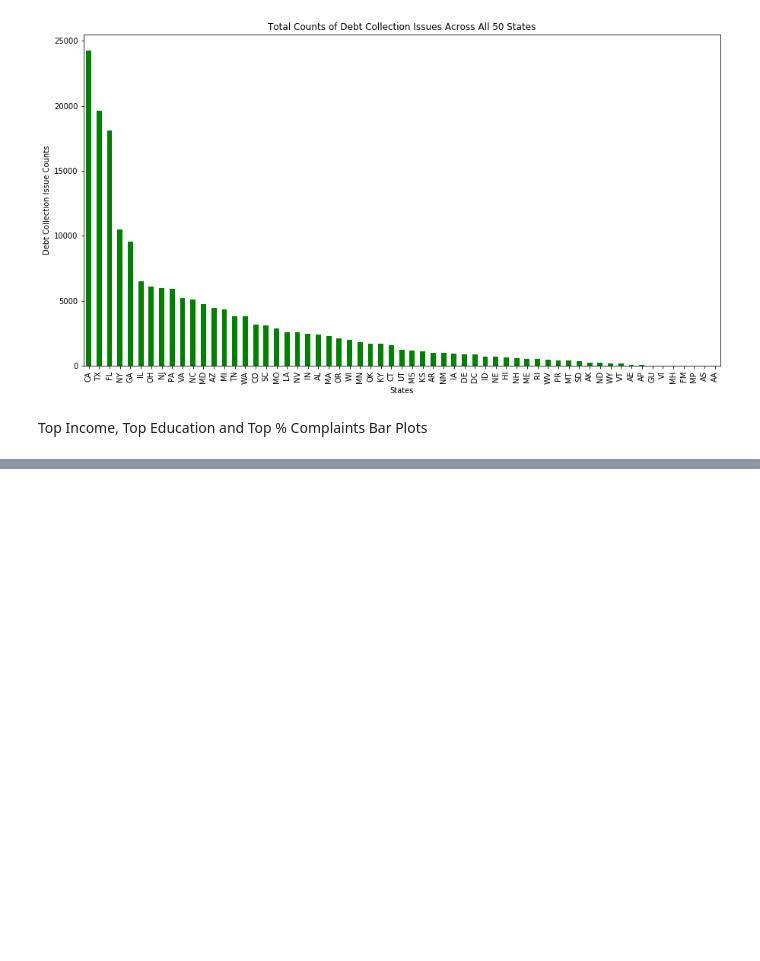
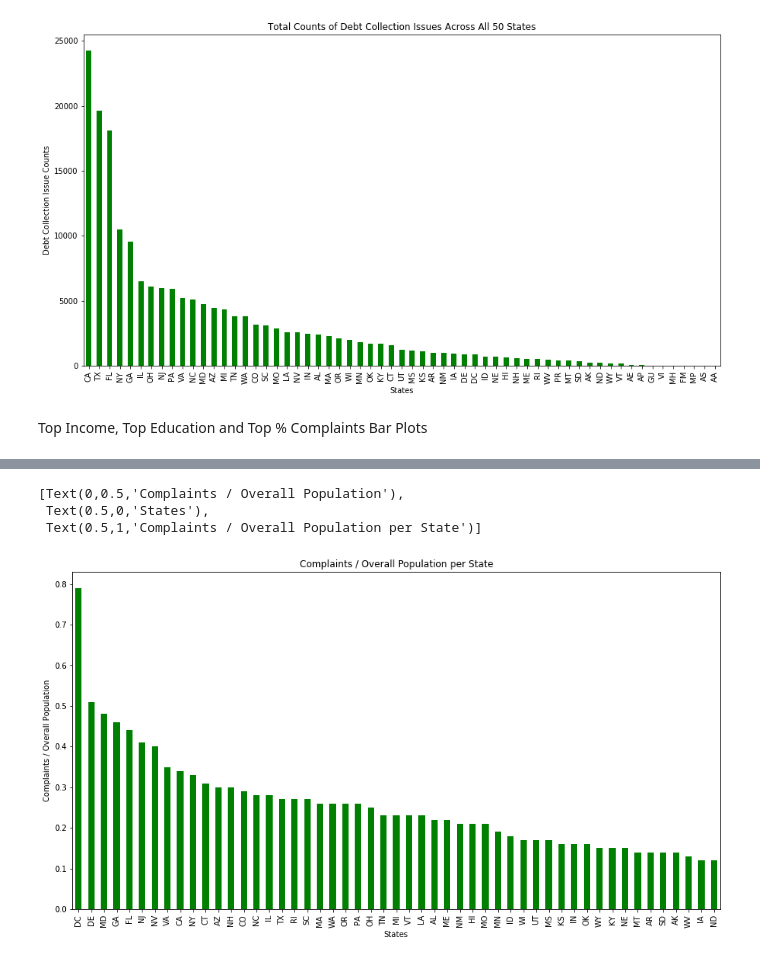
Before and after one commit to kn-lim/US-Complaints-Data-Analysis, a Jupyter notebook: FinalProject.ipynb, the cells around one changed output, grey strips where cells are left out. Saved outputs shown, nothing was run; the diff lists cells and outputs as text; code cells hidden in the pictures; blank space fills up the shorter version.

```diff
--- a/FinalProject.ipynb
+++ b/FinalProject.ipynb
@@ -429,0 +466,11 @@ Top Income, Top Education and Top % Complaints Bar Plots
+# %%
+df_pcomp = df_results["% of Complaints"]
+df_pcomp = df_pcomp.apply(convert_to_float)
+df_pcomp = df_pcomp.sort_values(ascending=False)
+axes = df_pcomp.plot.bar(figsize=(15, 8), color="green")
+axes.set(ylabel="Complaints / Overall Population", xlabel="States", title="Complaints / Overall Population per State")
+# %% [output]
+[Text(0,0.5,'Complaints / Overall Population'),
+ Text(0.5,0,'States'),
+ Text(0.5,1,'Complaints / Overall Population per State')]
+[figure, added]
```
Also changed, not shown: parts of 10 cells of this notebook.
